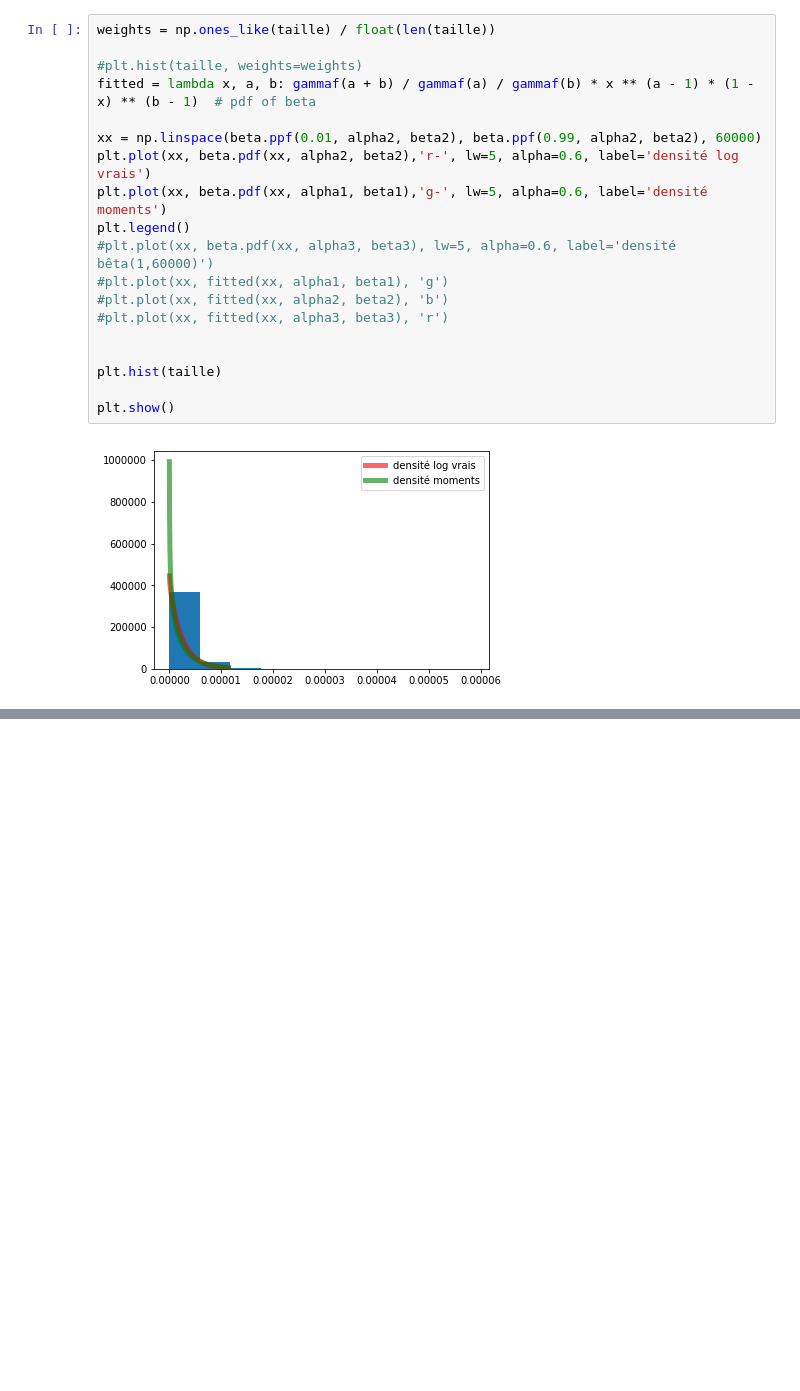
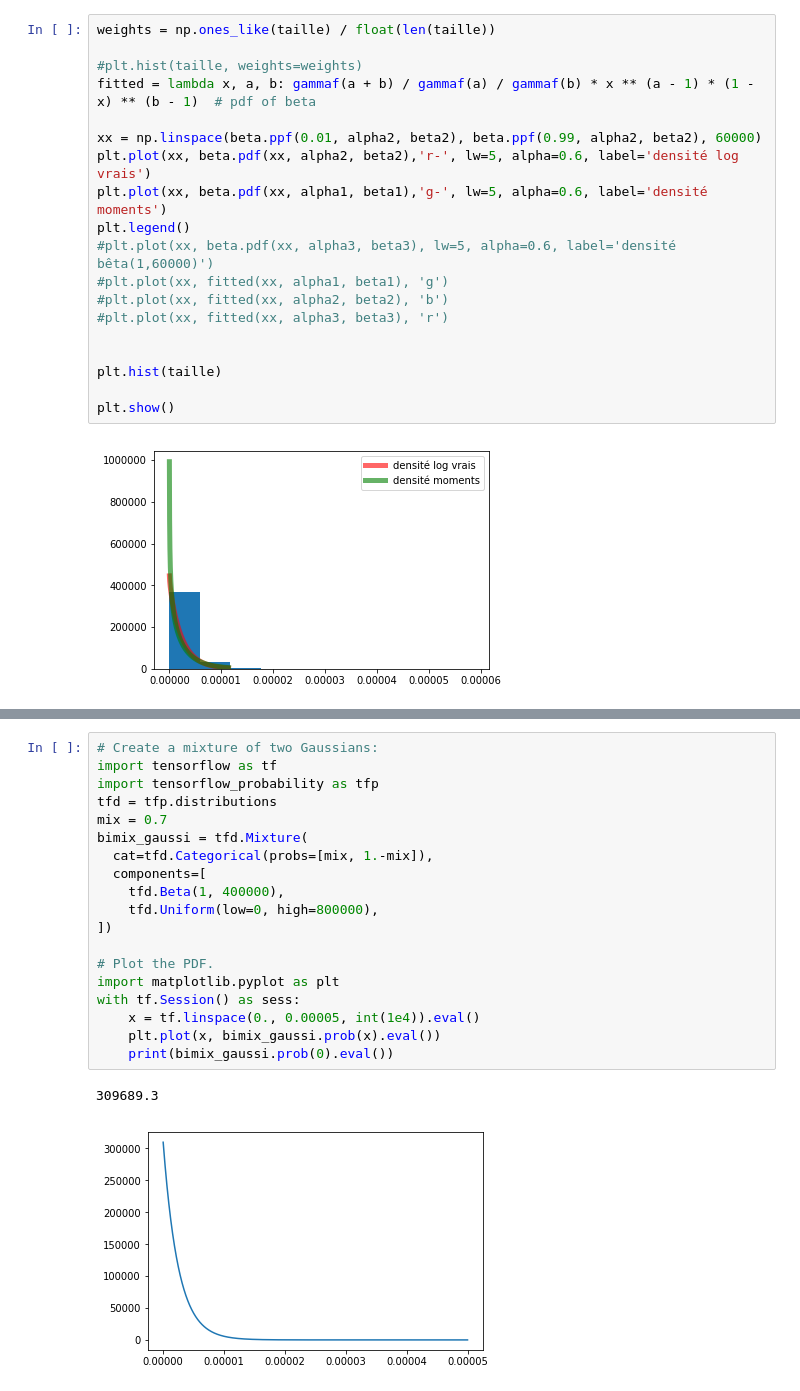
Before and after one commit to aminaghoul/reads_seq, a Jupyter notebook: fitter.ipynb, the cells around one changed output, grey strips where cells are left out. Cells and saved outputs as stored; diff of their text form; blank space fills up the shorter version.

```diff
--- a/fitter.ipynb
+++ b/fitter.ipynb
@@ -164,0 +187,22 @@ plt.show()
+# %%
+# Create a mixture of two Gaussians:
+import tensorflow as tf
+import tensorflow_probability as tfp
+tfd = tfp.distributions
+mix = 0.7
+bimix_gaussi = tfd.Mixture(
+  cat=tfd.Categorical(probs=[mix, 1.-mix]),
+  components=[
+    tfd.Beta(1, 400000),
+    tfd.Uniform(low=0, high=800000),
+])
+
+# Plot the PDF.
+import matplotlib.pyplot as plt
+with tf.Session() as sess:
+    x = tf.linspace(0., 0.00005, int(1e4)).eval()
+    plt.plot(x, bimix_gaussi.prob(x).eval())
+    print(bimix_gaussi.prob(0).eval())
+# %% [output]
+309689.3
+[figure, added]
```
Also changed, not shown: parts of 2 cells of this notebook.
